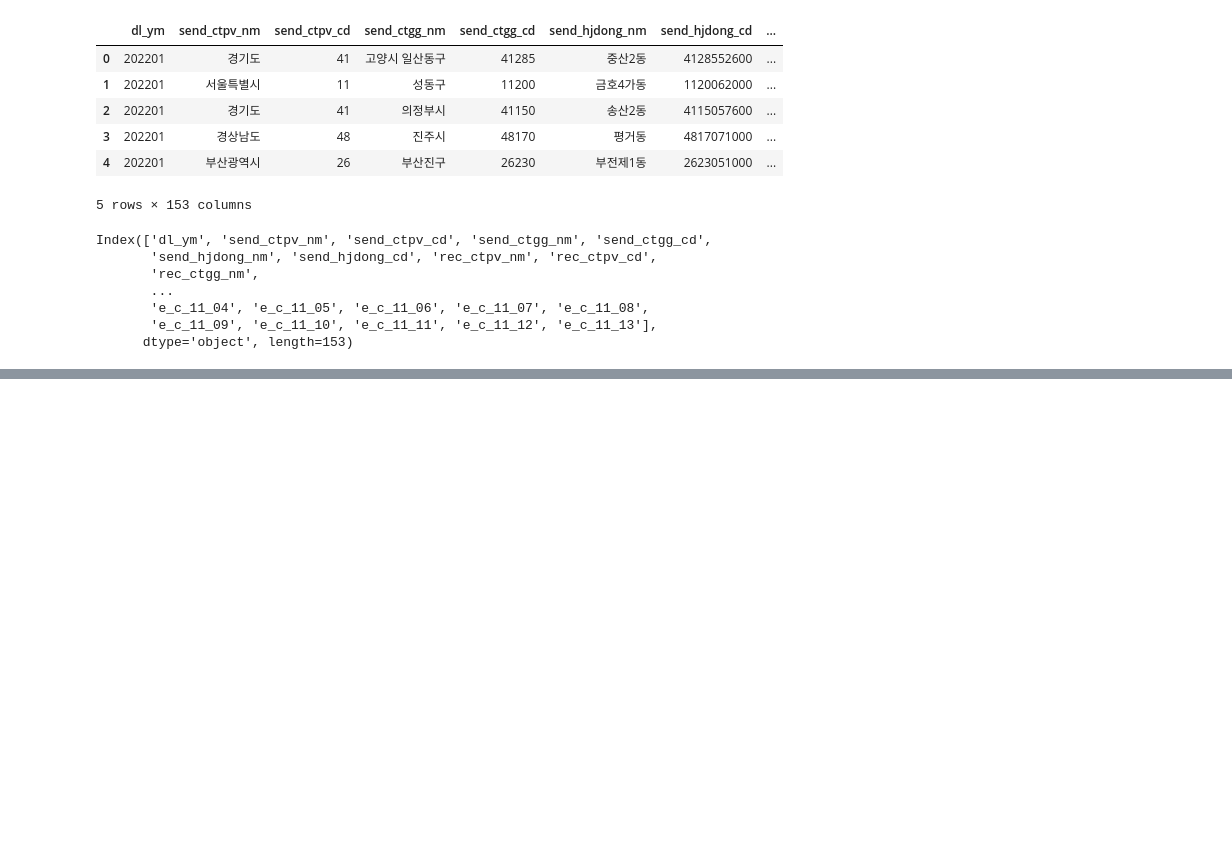
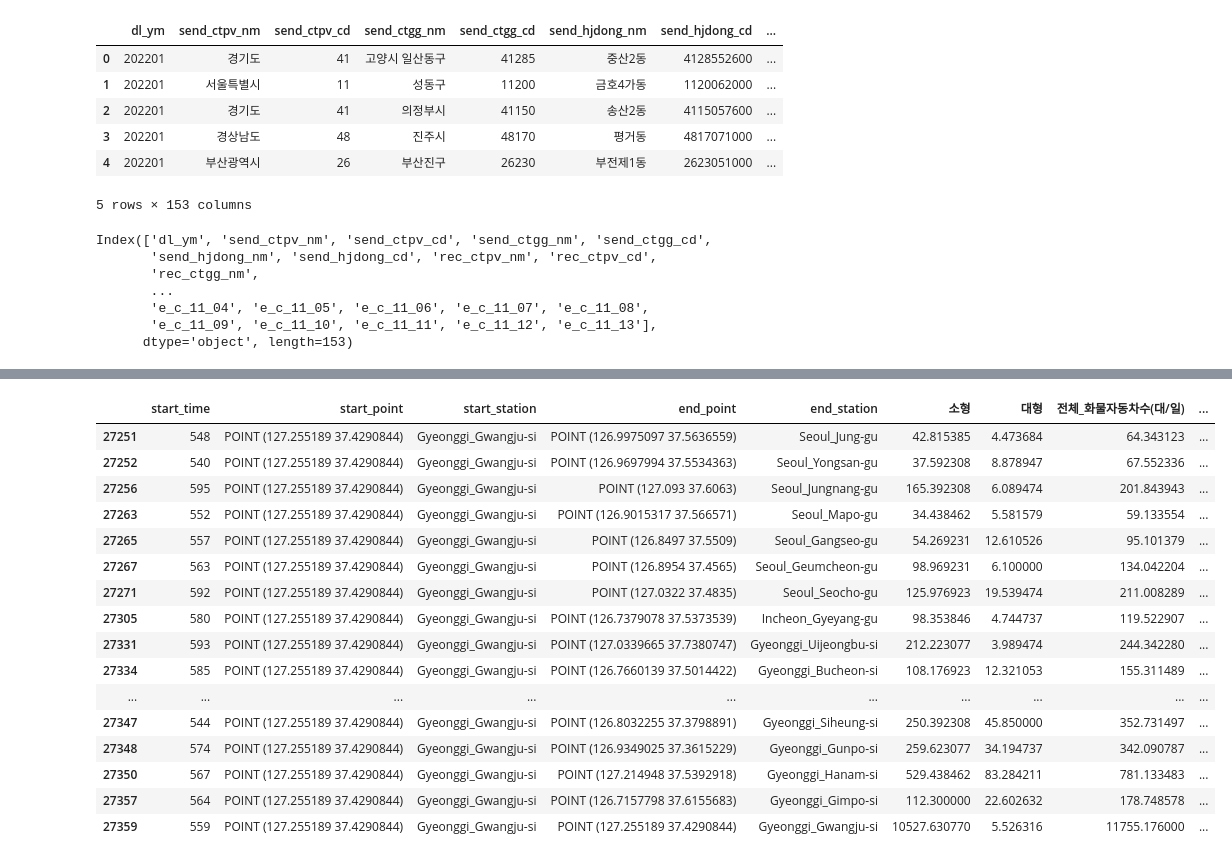
Before and after one commit to doyeonRyu/P-project, a Jupyter notebook: pt_code.ipynb, the cells around one changed output, grey strips where cells are left out. Cells and saved outputs as stored; diff of their text form; code cells hidden in the pictures; blank space fills up the shorter version.

```diff
--- a/pt_code.ipynb
+++ b/pt_code.ipynb
@@ -105,0 +300,15 @@ truck_trips.head()
+# %%
+# 시도 및 시군구 추출 함수
+def extract_region(address):
+    parts = address.split()
+    if len(parts) >= 2:
+        시도 = parts[0]
+        시군구 = parts[1]
+        return 시도, 시군구
+    return None, None
+
+# 시도 및 시군구 열 생성
+terminal_points[["시도", "시군구"]] = terminal_points["주소"].apply(lambda x: pd.Series(extract_region(x)))
+
+# 결과 출력
+terminal_points
@@ -105,0 +549,22 @@ truck_trips.head()
+# %%
+Gwangju_truck_od_with_sub = Gwangju_truck_od_with_sub[Gwangju_truck_od_with_sub["subterminal"].notna()]
+
+Gwangju_truck_od_with_sub
+# %% [output]
+|  | start_time | start_point | start_station | end_point | end_station | 소형 | 대형 | 전체_화물자동차수(대/일) | ... |
+| 27251 | 548 | POINT (127.255189 37.4290844) | Gyeonggi_Gwangju-si | POINT (126.9975097 37.5636559) | Seoul_Jung-gu | 42.815385 | 4.473684 | 64.343123 | ... |
+| 27252 | 540 | POINT (127.255189 37.4290844) | Gyeonggi_Gwangju-si | POINT (126.9697994 37.5534363) | Seoul_Yongsan-gu | 37.592308 | 8.878947 | 67.552336 | ... |
+| 27256 | 595 | POINT (127.255189 37.4290844) | Gyeonggi_Gwangju-si | POINT (127.093 37.6063) | Seoul_Jungnang-gu | 165.392308 | 6.089474 | 201.843943 | ... |
+| 27263 | 552 | POINT (127.255189 37.4290844) | Gyeonggi_Gwangju-si | POINT (126.9015317 37.566571) | Seoul_Mapo-gu | 34.438462 | 5.581579 | 59.133554 | ... |
+| 27265 | 557 | POINT (127.255189 37.4290844) | Gyeonggi_Gwangju-si | POINT (126.8497 37.5509) | Seoul_Gangseo-gu | 54.269231 | 12.610526 | 95.101379 | ... |
+| 27267 | 563 | POINT (127.255189 37.4290844) | Gyeonggi_Gwangju-si | POINT (126.8954 37.4565) | Seoul_Geumcheon-gu | 98.969231 | 6.100000 | 134.042204 | ... |
+| 27271 | 592 | POINT (127.255189 37.4290844) | Gyeonggi_Gwangju-si | POINT (127.0322 37.4835) | Seoul_Seocho-gu | 125.976923 | 19.539474 | 211.008289 | ... |
+| 27305 | 580 | POINT (127.255189 37.4290844) | Gyeonggi_Gwangju-si | POINT (126.7379078 37.5373539) | Incheon_Gyeyang-gu | 98.353846 | 4.744737 | 119.522907 | ... |
+| 27331 | 593 | POINT (127.255189 37.4290844) | Gyeonggi_Gwangju-si | POINT (127.0339665 37.7380747) | Gyeonggi_Uijeongbu-si | 212.223077 | 3.989474 | 244.342280 | ... |
+| 27334 | 585 | POINT (127.255189 37.4290844) | Gyeonggi_Gwangju-si | POINT (126.7660139 37.5014422) | Gyeonggi_Bucheon-si | 108.176923 | 12.321053 | 155.311489 | ... |
+| ... | ... | ... | ... | ... | ... | ... | ... | ... | ... |
+| 27347 | 544 | POINT (127.255189 37.4290844) | Gyeonggi_Gwangju-si | POINT (126.8032255 37.3798891) | Gyeonggi_Siheung-si | 250.392308 | 45.850000 | 352.731497 | ... |
+| 27348 | 574 | POINT (127.255189 37.4290844) | Gyeonggi_Gwangju-si | POINT (126.9349025 37.3615229) | Gyeonggi_Gunpo-si | 259.623077 | 34.194737 | 342.090787 | ... |
+| 27350 | 567 | POINT (127.255189 37.4290844) | Gyeonggi_Gwangju-si | POINT (127.214948 37.5392918) | Gyeonggi_Hanam-si | 529.438462 | 83.284211 | 781.133483 | ... |
+| 27357 | 564 | POINT (127.255189 37.4290844) | Gyeonggi_Gwangju-si | POINT (126.7157798 37.6155683) | Gyeonggi_Gimpo-si | 112.300000 | 22.602632 | 178.748578 | ... |
+| 27359 | 559 | POINT (127.255189 37.4290844) | Gyeonggi_Gwangju-si | POINT (127.255189 37.4290844) | Gyeonggi_Gwangju-si | 10527.630770 | 5.526316 | 11755.176000 | ... |
```
Also changed, not shown: parts of 40 cells of this notebook.
